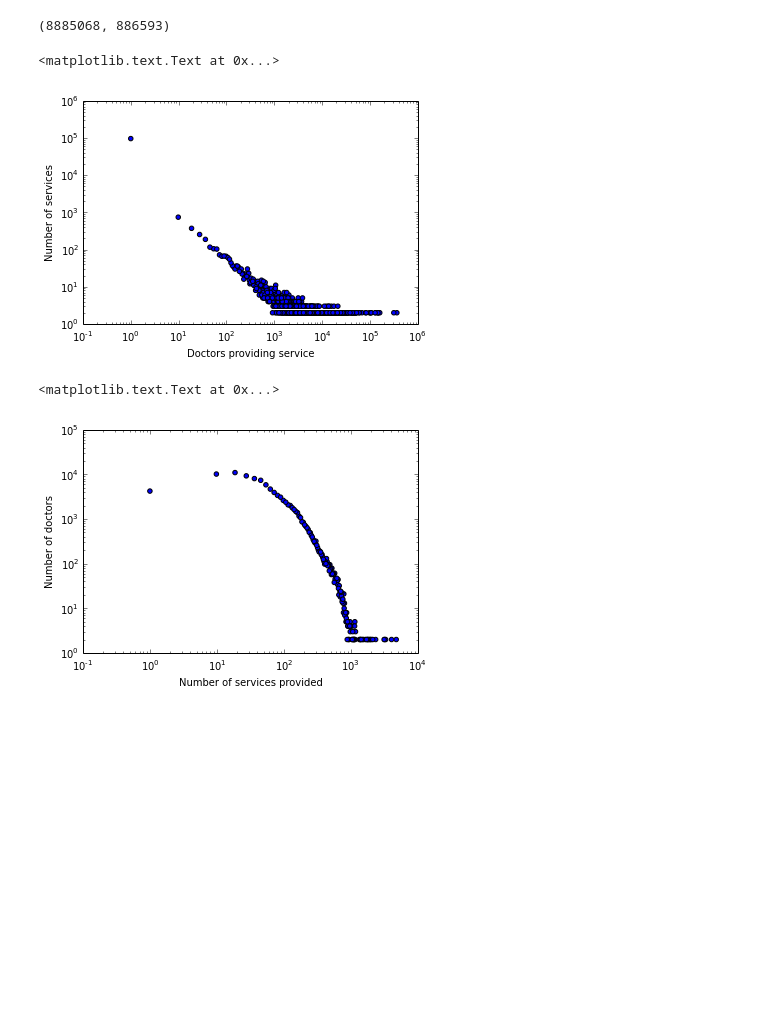
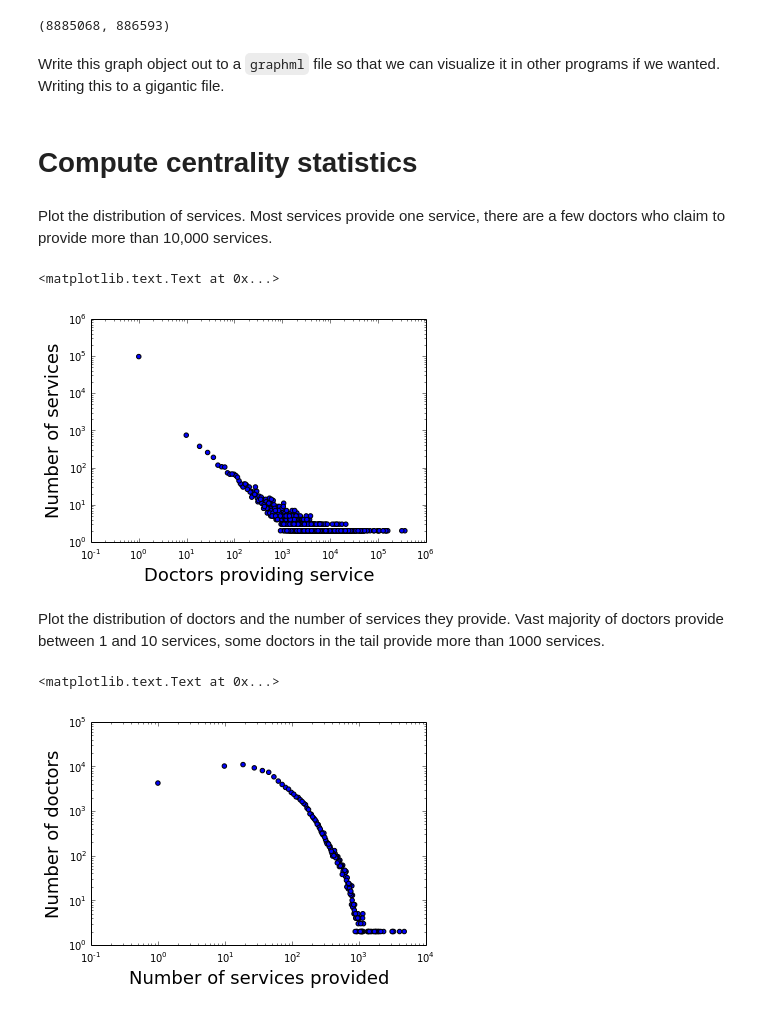
Before and after one commit to brianckeegan/Medicare, a Jupyter notebook: Analysis.ipynb, the cells around one changed output. Drawn from its saved outputs; the diff is of its cells as text; code cells hidden in the pictures; blank space fills up the shorter version.

```diff
--- a/Analysis.ipynb
+++ b/Analysis.ipynb
@@ -54,26 +62,34 @@ for i in df.index:
 g.number_of_edges(), g.number_of_nodes()
 # %% [output]
 (8885068, 886593)
+# %% [markdown]
+Write this graph object out to a `graphml` file so that we can visualize it in other programs if we wanted. Writing this to a gigantic file.
 # %%
 nx.write_graphml(g,'all_records.graphml')
+# %% [markdown]
+# Compute centrality statistics
 # %%
 idc = Counter(nx.in_degree_centrality(g).values())
 odc = Counter(nx.out_degree_centrality(g).values())
+# %% [markdown]
+Plot the distribution of services. Most services provide one service, there are a few doctors who claim to provide more than 10,000 services.
 # %%
 plt.scatter([i*(len(g)-1)+1 for i in idc.keys()],[i + 1 for i in idc.values()])
 plt.xscale('log')
 plt.yscale('log')
-plt.xlabel('Doctors providing service')
-plt.ylabel('Number of services')
+plt.xlabel('Doctors providing service',fontsize=18)
+plt.ylabel('Number of services',fontsize=18)
 # %% [output]
 <matplotlib.text.Text at 0x...>
-[figure, old version]
+[figure, new version]
+# %% [markdown]
+Plot the distribution of doctors and the number of services they provide. Vast majority of doctors provide between 1 and 10 services, some doctors in the tail provide more than 1000 services.
 # %%
 plt.scatter([i*(len(g)-1)+1 for i in odc.keys()],[i + 1 for i in odc.values()])
 plt.xscale('log')
 plt.yscale('log')
-plt.xlabel('Number of services provided')
-plt.ylabel('Number of doctors')
+plt.xlabel('Number of services provided',fontsize=18)
+plt.ylabel('Number of doctors',fontsize=18)
 # %% [output]
 <matplotlib.text.Text at 0x...>
-[figure, old version]
+[figure, new version]
```
Also changed, not shown: parts of 12 cells of this notebook.
